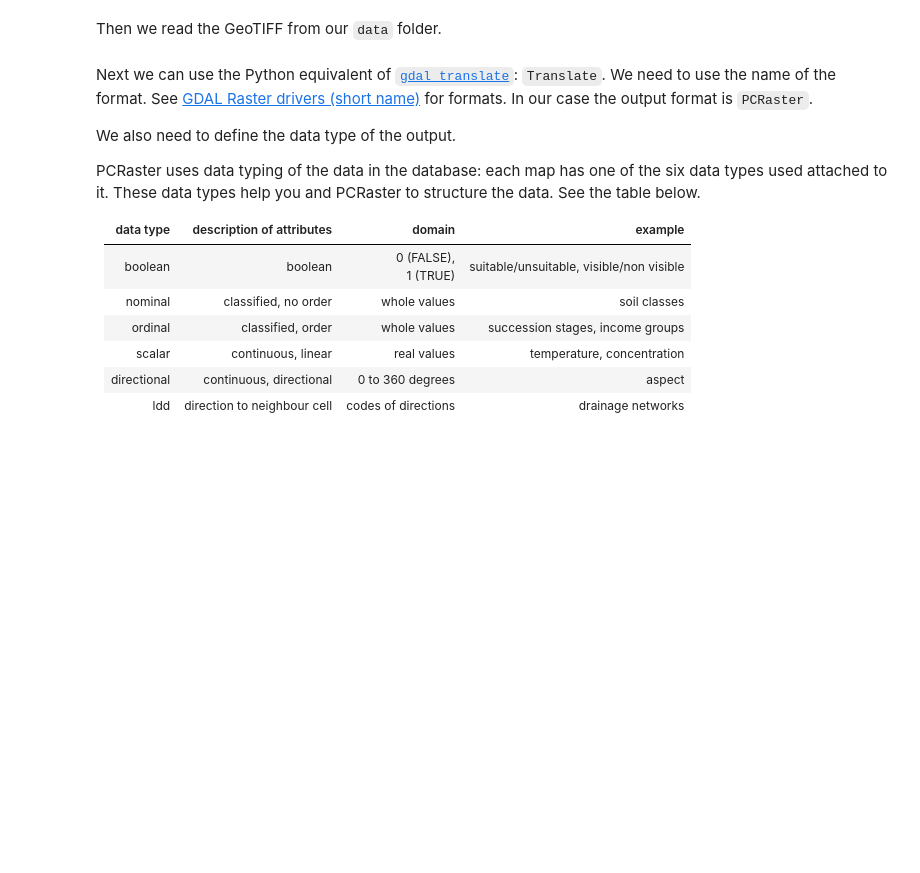
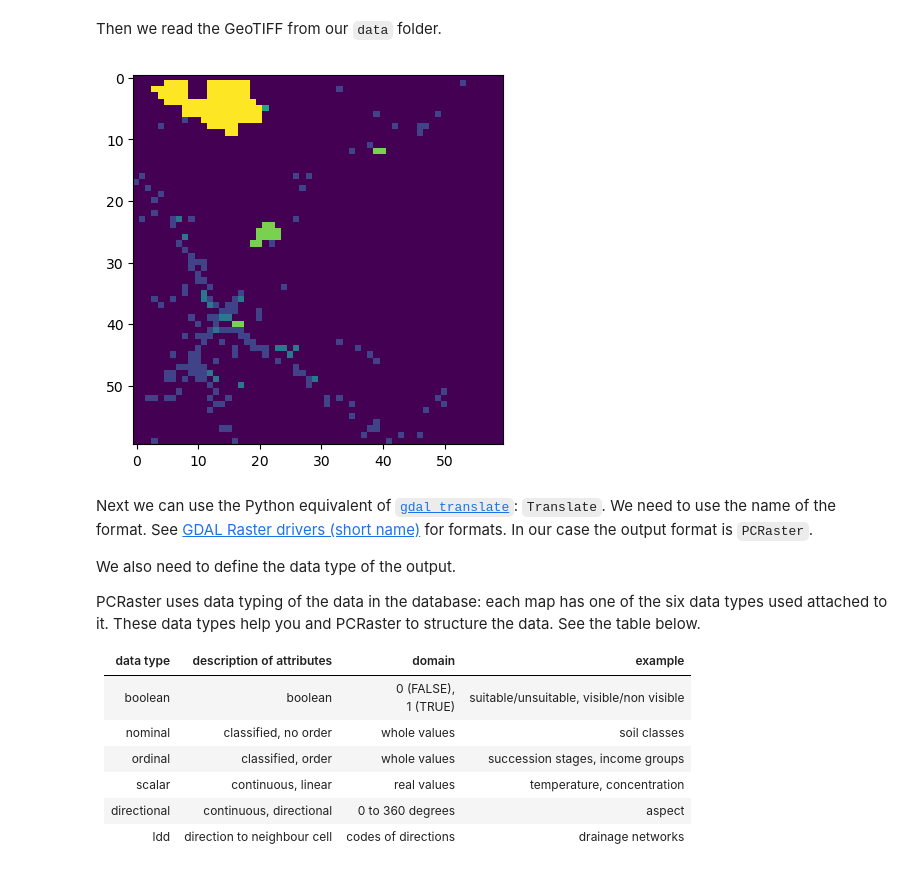
Before and after one commit to felwind14/Py4hydroApp, a Jupyter notebook: 3_MapAlPcrtut/1_MapAlgebra/3_Preparation.ipynb, the cells around one changed output. Saved outputs shown, nothing was run; the diff lists cells and outputs as text; code cells hidden in the pictures; blank space fills up the shorter version.

Commit message:
Reviewing data preparation

```diff
--- a/3_MapAlPcrtut/1_MapAlgebra/3_Preparation.ipynb
+++ b/3_MapAlPcrtut/1_MapAlgebra/3_Preparation.ipynb
@@ -18,3 +21,13 @@ from osgeo import gdal, gdalconst
 Then we read the GeoTIFF from our `data` folder.
 # %%
 src_ds = gdal.Open( "data/buildg.tif" )
+# %%
+#ploting with gdal -->FF
+import matplotlib.pyplot as plt
+
+band = src_ds.GetRasterBand(1)
+data = band.ReadAsArray()
+plt.imshow(data)
+plt.show()
+# %% [output]
+[figure, added]
```
Also changed, not shown: parts of 7 cells of this notebook, 5 other files.
